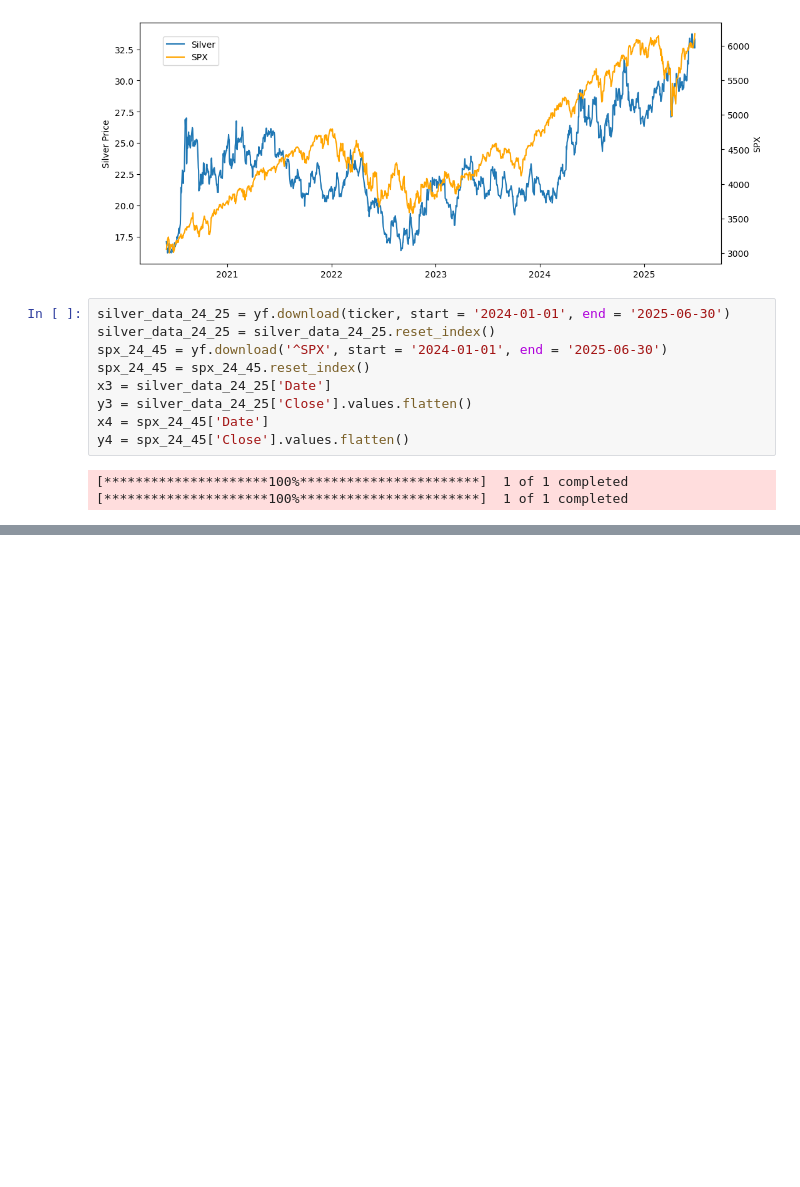
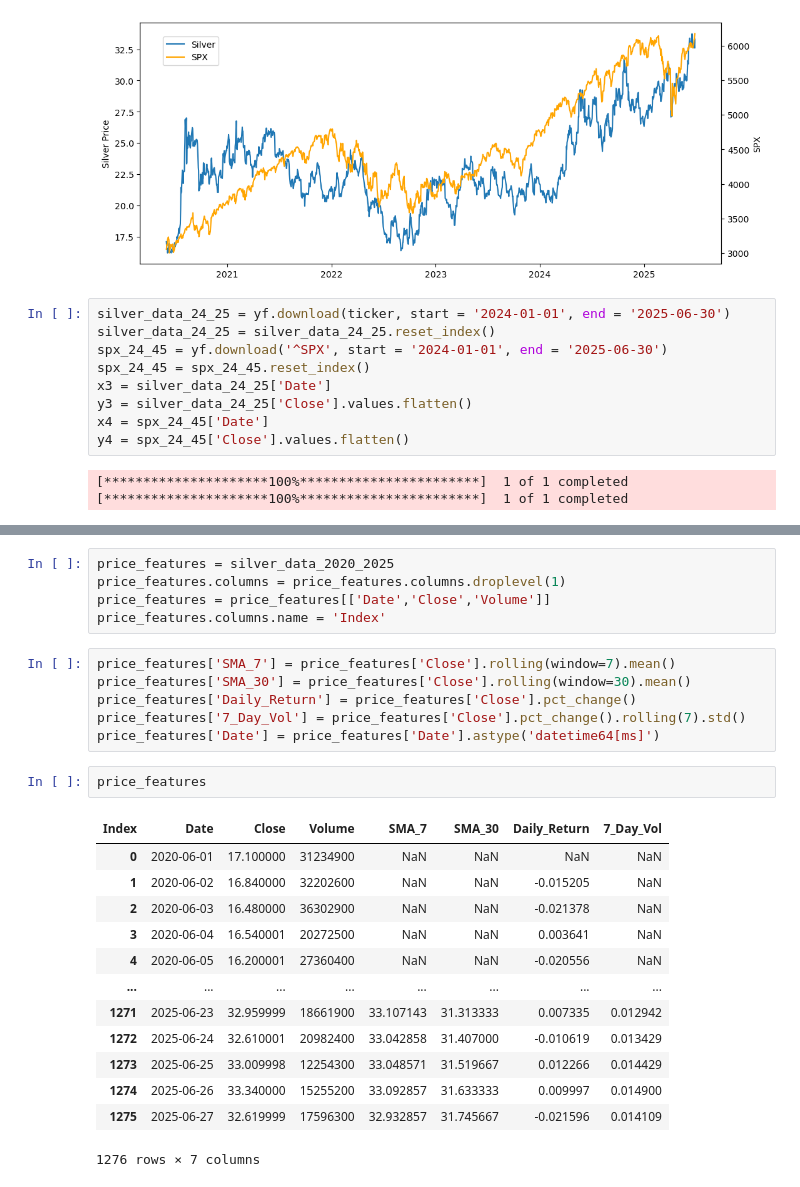
Before and after one commit to EliasOMacias/silverbugs, a Jupyter notebook: notebooks/Silver_Price_EDA.ipynb, the cells around one changed output, grey strips where cells are left out. Drawn from its saved outputs; the diff is of its cells as text; blank space fills up the shorter version.

```diff
--- a/notebooks/Silver_Price_EDA.ipynb
+++ b/notebooks/Silver_Price_EDA.ipynb
@@ -143,0 +173,27 @@ plt.show()
+# %%
+price_features = silver_data_2020_2025
+price_features.columns = price_features.columns.droplevel(1)
+price_features = price_features[['Date','Close','Volume']]
+price_features.columns.name = 'Index'
+# %%
+price_features['SMA_7'] = price_features['Close'].rolling(window=7).mean()
+price_features['SMA_30'] = price_features['Close'].rolling(window=30).mean()
+price_features['Daily_Return'] = price_features['Close'].pct_change()
+price_features['7_Day_Vol'] = price_features['Close'].pct_change().rolling(7).std()
+price_features['Date'] = price_features['Date'].astype('datetime64[ms]')
+# %%
+price_features
+# %% [output]
+| Index | Date | Close | Volume | SMA_7 | SMA_30 | Daily_Return | 7_Day_Vol |
+| 0 | 2020-06-01 | 17.100000 | 31234900 | NaN | NaN | NaN | NaN |
+| 1 | 2020-06-02 | 16.840000 | 32202600 | NaN | NaN | -0.015205 | NaN |
+| 2 | 2020-06-03 | 16.480000 | 36302900 | NaN | NaN | -0.021378 | NaN |
+| 3 | 2020-06-04 | 16.540001 | 20272500 | NaN | NaN | 0.003641 | NaN |
+| 4 | 2020-06-05 | 16.200001 | 27360400 | NaN | NaN | -0.020556 | NaN |
+| ... | ... | ... | ... | ... | ... | ... | ... |
+| 1271 | 2025-06-23 | 32.959999 | 18661900 | 33.107143 | 31.313333 | 0.007335 | 0.012942 |
+| 1272 | 2025-06-24 | 32.610001 | 20982400 | 33.042858 | 31.407000 | -0.010619 | 0.013429 |
+| 1273 | 2025-06-25 | 33.009998 | 12254300 | 33.048571 | 31.519667 | 0.012266 | 0.014429 |
+| 1274 | 2025-06-26 | 33.340000 | 15255200 | 33.092857 | 31.633333 | 0.009997 | 0.014900 |
+| 1275 | 2025-06-27 | 32.619999 | 17596300 | 32.932857 | 31.745667 | -0.021596 | 0.014109 |
+1276 rows × 7 columns
```
Also changed, not shown: parts of 5 cells of this notebook.
